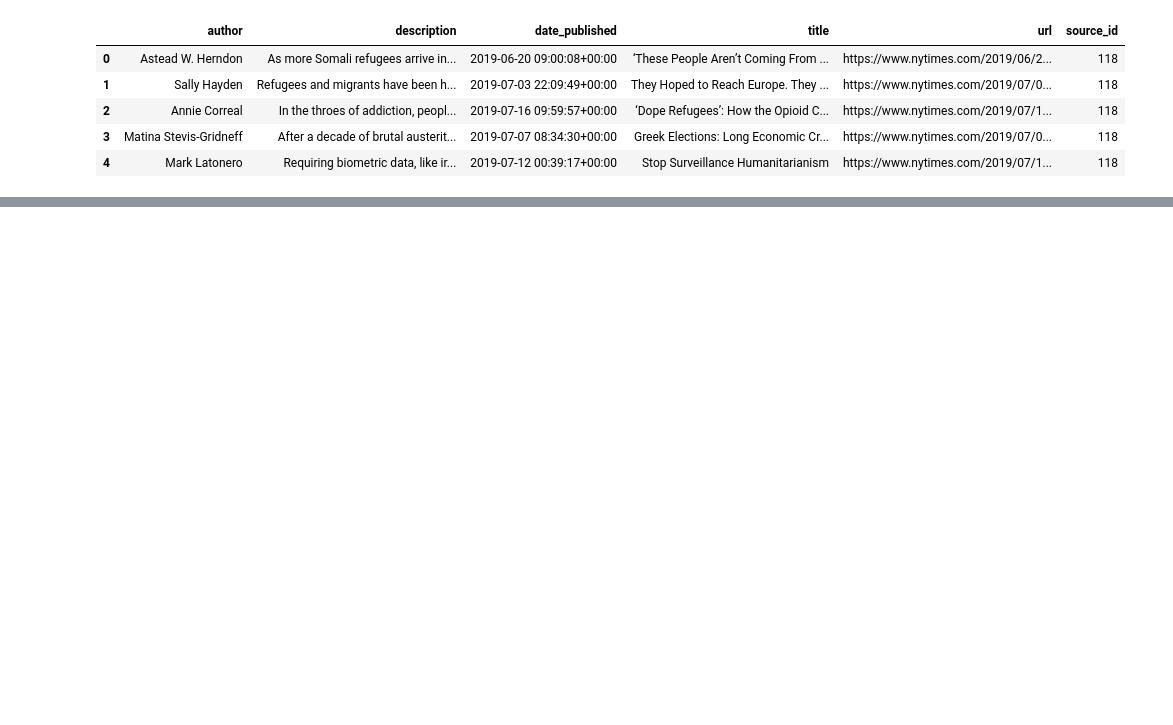
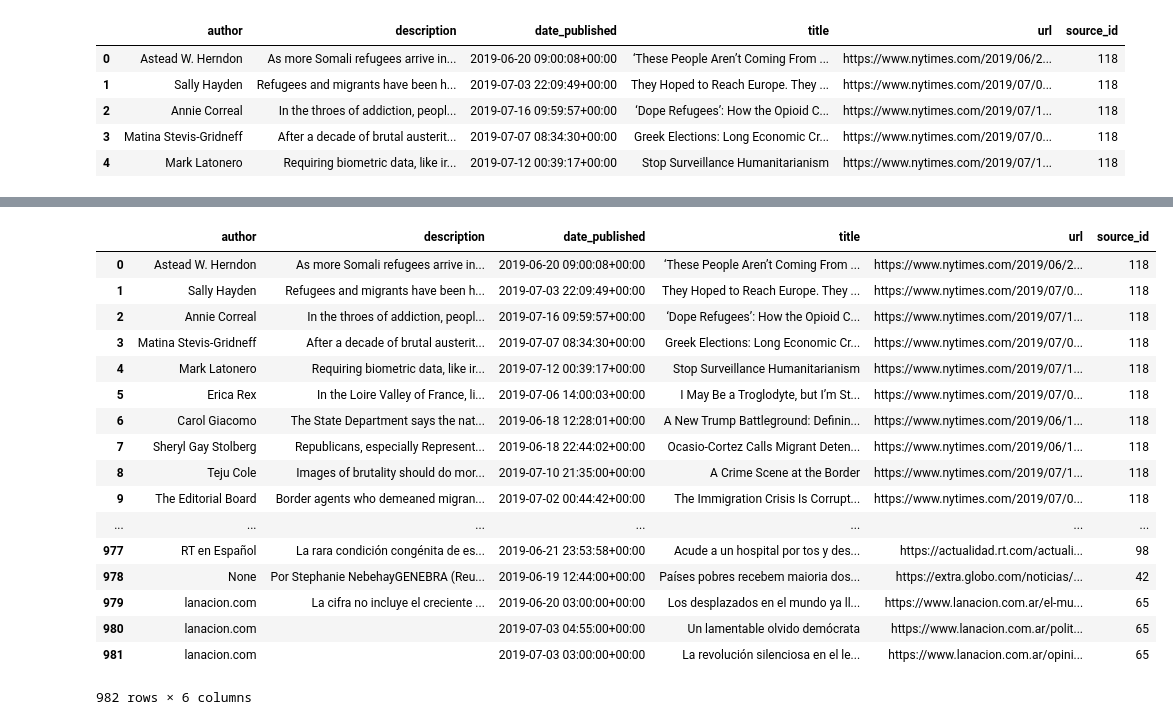
Before and after one commit to albertoabreu91/Project-Week-3-Data-Thieves, a Jupyter notebook: your-project/In_tests/NewsAPI_datacollection.ipynb, the cells around one changed output, grey strips where cells are left out. Saved outputs shown, nothing was run; the diff lists cells and outputs as text; code cells hidden in the pictures; blank space fills up the shorter version.

```diff
--- a/your-project/In_tests/NewsAPI_datacollection.ipynb
+++ b/your-project/In_tests/NewsAPI_datacollection.ipynb
@@ -422,2 +509,23 @@ topics_news_formatted_2.shape
+# %%
+topics_news_formatted_2
+# %% [output]
+|  | author | description | date_published | title | url | source_id |
+| 0 | Astead W. Herndon | As more Somali refugees arrive in... | 2019-06-20 09:00:08+00:00 | ‘These People Aren’t Coming From ... | https://www.nytimes.com/2019/06/2... | 118 |
+| 1 | Sally Hayden | Refugees and migrants have been h... | 2019-07-03 22:09:49+00:00 | They Hoped to Reach Europe. They ... | https://www.nytimes.com/2019/07/0... | 118 |
+| 2 | Annie Correal | In the throes of addiction, peopl... | 2019-07-16 09:59:57+00:00 | ‘Dope Refugees’: How the Opioid C... | https://www.nytimes.com/2019/07/1... | 118 |
+| 3 | Matina Stevis-Gridneff | After a decade of brutal austerit... | 2019-07-07 08:34:30+00:00 | Greek Elections: Long Economic Cr... | https://www.nytimes.com/2019/07/0... | 118 |
+| 4 | Mark Latonero | Requiring biometric data, like ir... | 2019-07-12 00:39:17+00:00 | Stop Surveillance Humanitarianism | https://www.nytimes.com/2019/07/1... | 118 |
+| 5 | Erica Rex | In the Loire Valley of France, li... | 2019-07-06 14:00:03+00:00 | I May Be a Troglodyte, but I’m St... | https://www.nytimes.com/2019/07/0... | 118 |
+| 6 | Carol Giacomo | The State Department says the nat... | 2019-06-18 12:28:01+00:00 | A New Trump Battleground: Definin... | https://www.nytimes.com/2019/06/1... | 118 |
+| 7 | Sheryl Gay Stolberg | Republicans, especially Represent... | 2019-06-18 22:44:02+00:00 | Ocasio-Cortez Calls Migrant Deten... | https://www.nytimes.com/2019/06/1... | 118 |
+| 8 | Teju Cole | Images of brutality should do mor... | 2019-07-10 21:35:00+00:00 | A Crime Scene at the Border | https://www.nytimes.com/2019/07/1... | 118 |
+| 9 | The Editorial Board | Border agents who demeaned migran... | 2019-07-02 00:44:42+00:00 | The Immigration Crisis Is Corrupt... | https://www.nytimes.com/2019/07/0... | 118 |
+| ... | ... | ... | ... | ... | ... | ... |
+| 977 | RT en Español | La rara condición congénita de es... | 2019-06-21 23:53:58+00:00 | Acude a un hospital por tos y des... | https://actualidad.rt.com/actuali... | 98 |
+| 978 | None | Por Stephanie NebehayGENEBRA (Reu... | 2019-06-19 12:44:00+00:00 | Países pobres recebem maioria dos... | https://extra.globo.com/noticias/... | 42 |
+| 979 | lanacion.com | La cifra no incluye el creciente ... | 2019-06-20 03:00:00+00:00 | Los desplazados en el mundo ya ll... | https://www.lanacion.com.ar/el-mu... | 65 |
+| 980 | lanacion.com |  | 2019-07-03 04:55:00+00:00 | Un lamentable olvido demócrata | https://www.lanacion.com.ar/polit... | 65 |
+| 981 | lanacion.com |  | 2019-07-03 03:00:00+00:00 | La revolución silenciosa en el le... | https://www.lanacion.com.ar/opini... | 65 |
+982 rows × 6 columns
 # %%
 topics_news_formatted_2.to_csv('topics_news.csv')
```
Also changed, not shown: parts of 14 cells of this notebook, 1 other file.
